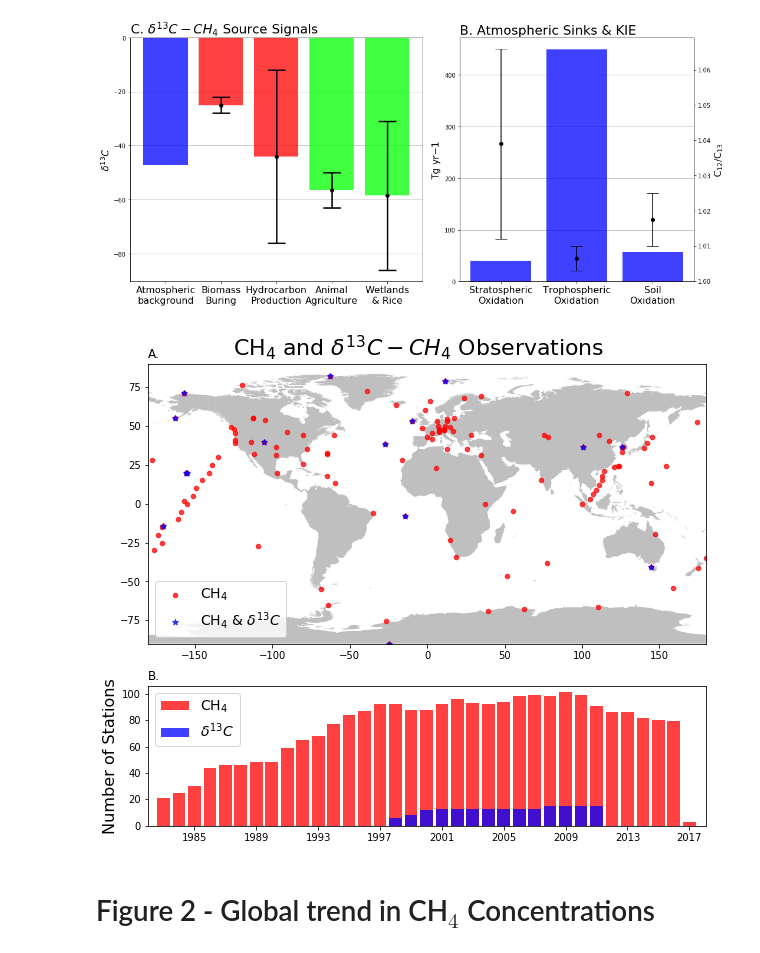
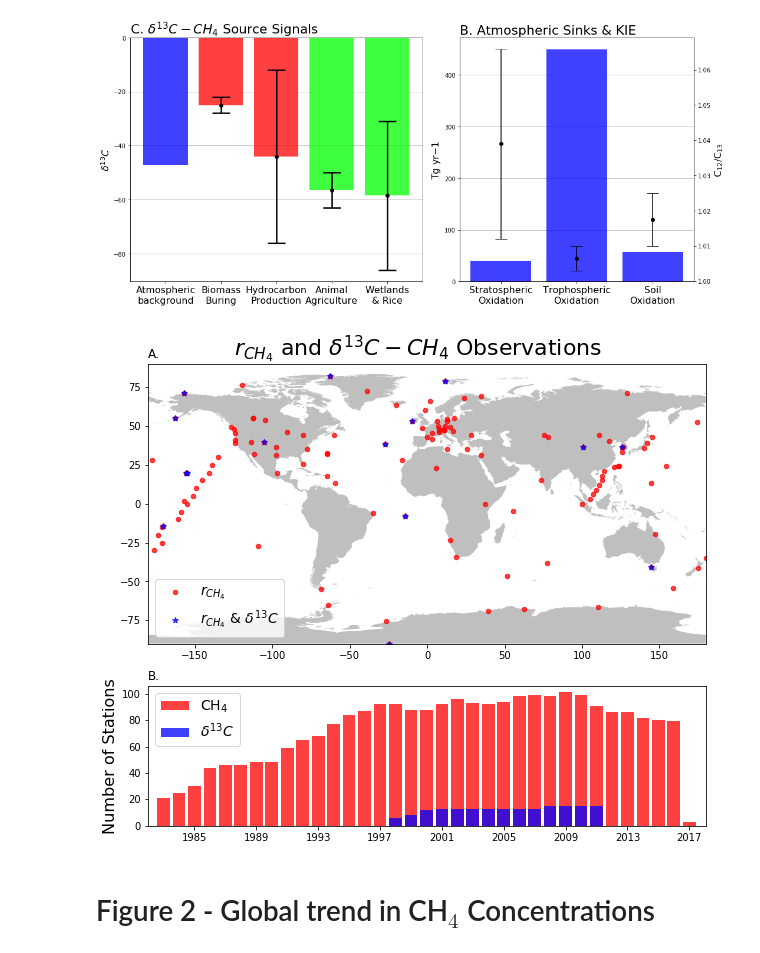
Before and after one commit to June-Skeeter/GlobalCH4Analysis, a Jupyter notebook: GlobalCH4.ipynb, the cells around one changed output. Cells and saved outputs as stored; diff of their text form; code cells hidden in the pictures.

```diff
--- a/GlobalCH4.ipynb
+++ b/GlobalCH4.ipynb
@@ -192,9 +210,9 @@ def Profile(klass):
 # %% [markdown]
 # Ploting Parametres
 # %%
-TitleFont=22
-AxisLabelFont = 16
-LegendFont = 14
+TitleFont=18
+AxisLabelFont = 12
+LegendFont = 10
 
 Red = (1,0,0,.75)
 Green = (0,1,0,.75)
@@ -291,37 +301,37 @@ CH4_13_gpd = gpd.GeoDataFrame(df, crs=crs, geometry=geometry)
 # fig, ((ax1, ax2)) = plt.subplots(nrows=2, ncols=1, figsize=(12, 16))
 
 fig = plt.figure(figsize=(10, 8.5))
 gs = gridspec.GridSpec(2, 1, height_ratios=[3, 1.5])
 
 ax1 = plt.subplot(gs[0])
 ax2 = plt.subplot(gs[1])
 ax3 = plt.subplot(gs[1])
 
 World.plot(ax=ax1,color=LightGrey)
-CH4_gpd.plot(ax=ax1,color = Red,markersize=20,label='CH$_4$')
-CH4_13_gpd.plot(ax=ax1,color = Blue,marker = '*',label='CH$_4$ & ${\delta^{13} C}$')
+CH4_gpd.plot(ax=ax1,color = Red,markersize=20,label='$r_{CH_4}$')
+CH4_13_gpd.plot(ax=ax1,color = Blue,marker = '*',label='$r_{CH_4}$ & ${\delta^{13} C}$')
 
 handles, labels = ax1.get_legend_handles_labels()
 ax1.legend(handles, labels,loc=3,fontsize = LegendFont)
 ax1.set_ylim(-90.1,90.1)
 ax1.set_xlim(-180.1,180.1)
 ax1.set_title('A.',loc='left')
 
 ax2.bar(CH4.Yearly.count(axis=1).index-1,CH4.Yearly.count(axis=1),width=300,color=Red,label='CH$_4$')
 ax2.bar(CH4_13.Yearly.count(axis=1).index-1,CH4_13.Yearly.count(axis=1)
         ,width=300,color=Blue,label='${\delta^{13} C}$')
 ax2.set_xlim('1982-01-01','2018-1-31')
 ax2.set_title('B.',loc='left')
 ax2.set_ylabel('Number of Stations',fontsize = AxisLabelFont)
 ax2.xaxis_date()
 
 # print(CH4_13.Meta.sort_values('Lat'))
 
 plt.legend(fontsize = LegendFont)
-plt.suptitle('CH$_4$ and ${\delta^{13} C-CH_4}$ Observations',y=.93,fontsize=22)
+plt.suptitle('$r_{CH_4}$ and ${\delta^{13} C-CH_4}$ Observations',y=.93,fontsize=22)
 plt.show()
 # %% [output]
-[figure, old version]
+[figure, new version]
 # %% [markdown]
 # Figure 2 - Global trend in CH$_4$ Concentrations
 # %%
```
Also changed, not shown: parts of 15 cells of this notebook.
